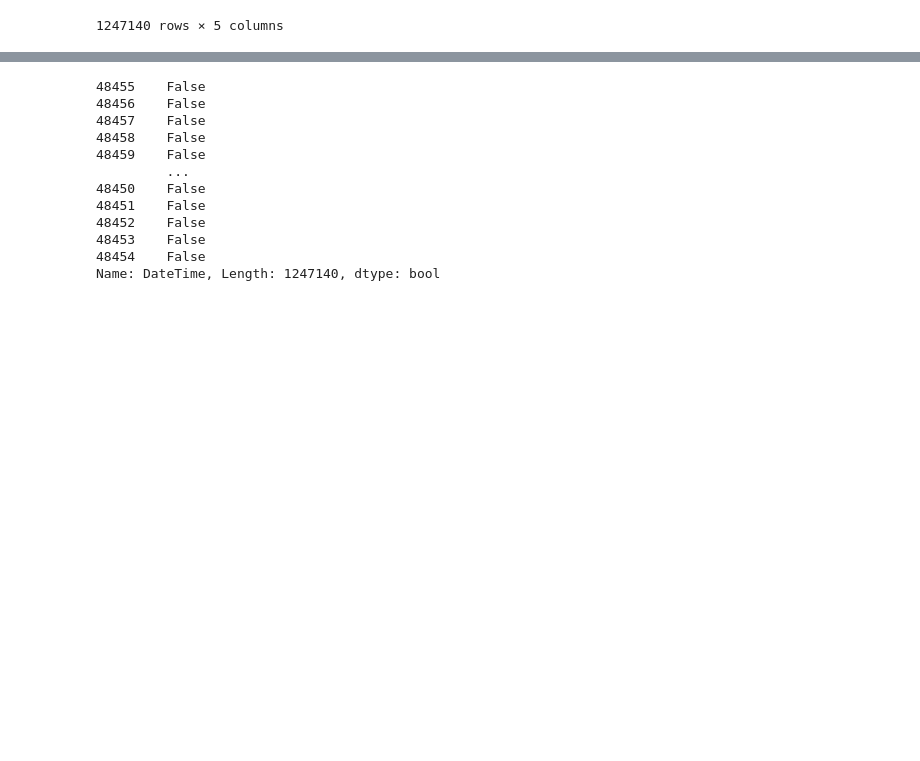
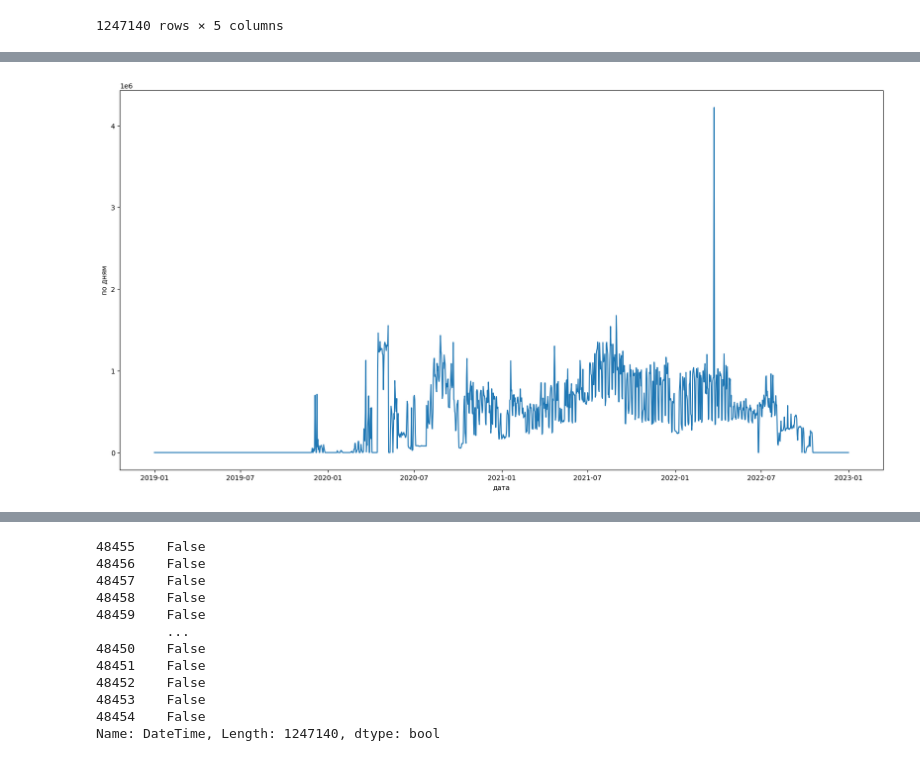
Before and after one commit to IHVH/EventsByTimes, a Jupyter notebook: GlayManNostradamus.ipynb, the cells around one changed output, grey strips where cells are left out. Drawn from its saved outputs; the diff is of its cells as text; code cells hidden in the pictures; blank space fills up the shorter version.

```diff
--- a/GlayManNostradamus.ipynb
+++ b/GlayManNostradamus.ipynb
@@ -74,0 +75,17 @@ False
+# %%
+from datetime import timedelta
+
+ds = pd.Series(pd.date_range("2019", "2023", freq="D", name="date"))
+
+
+df = pd.DataFrame(ds)
+df["sum"] = 0
+print(type(df))
+x = 0
+for item in df["date"]:
+    data2 = data_sorted[data_sorted['DateTime'].between(item, item + timedelta(1))]
+    sum = data2["SumEventByTime"].sum()
+    df["sum"][x]= sum
+    x = x+1
+
+df
@@ -75 +111,9 @@ False
+# %%
+plt.figure(figsize=(20,10))
+plt.plot(df["date"], df["sum"])
+plt.ylabel('по дням')
+plt.xlabel('дата')
+plt.show()
+# %% [output]
+[figure, added]
 # %%
```
Also changed, not shown: parts of 5 cells of this notebook.
